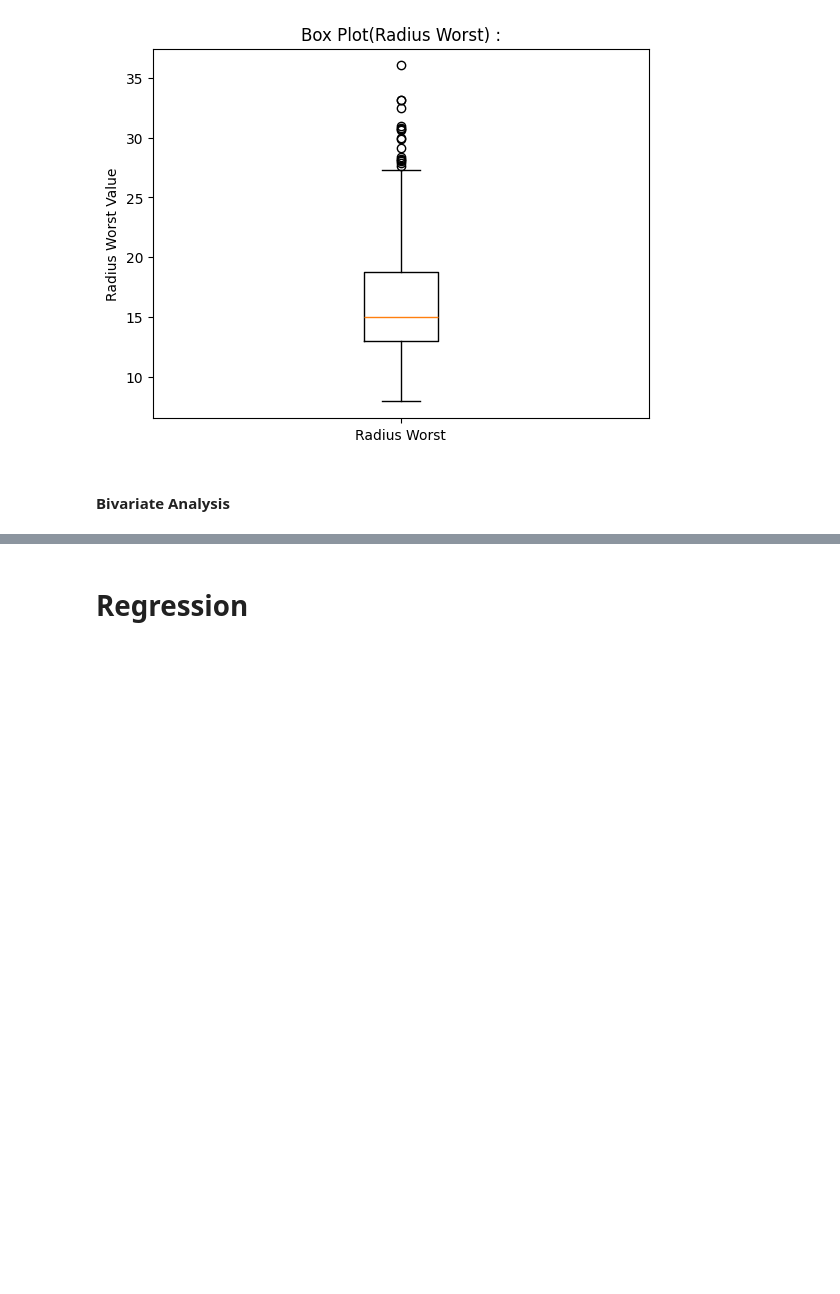
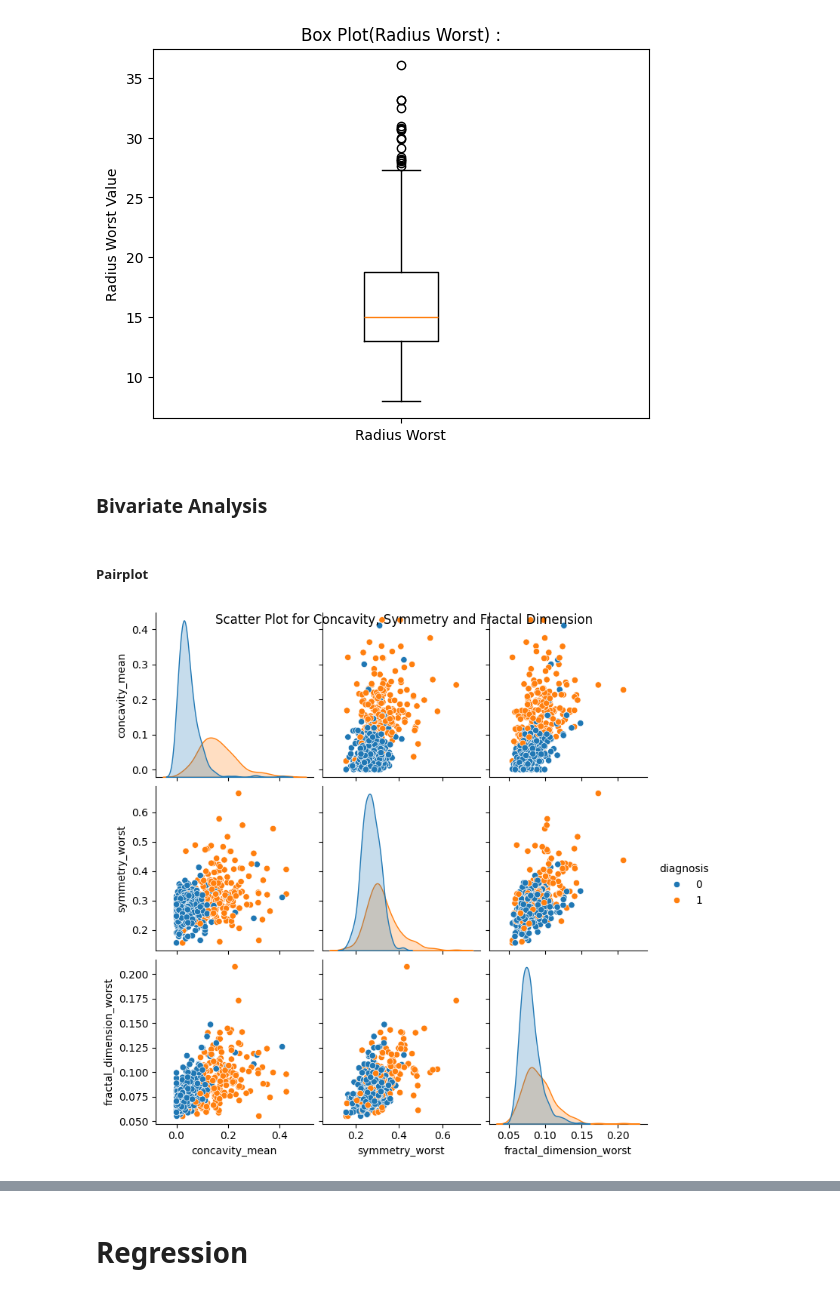
Before and after one commit to ShrDar/EDA-Classification-and-Regression-Models, a Jupyter notebook: notebooks/EDA_Classification_Regression.ipynb, the cells around one changed output, grey strips where cells are left out. Drawn from its saved outputs; the diff is of its cells as text; code cells hidden in the pictures; blank space fills up the shorter version.

Commit message:
Added: Completed Bivariate Analysis for Classification Dataset (Data Visusalization completeddd)

```diff
--- a/notebooks/EDA_Classification_Regression.ipynb
+++ b/notebooks/EDA_Classification_Regression.ipynb
@@ -388,4 +388,18 @@ plt.show()
 # %% [output]
 [figure]
 # %% [markdown]
-#### Bivariate Analysis
+### Bivariate Analysis
+# %%
+labelEncoder = LabelEncoder()
+classification_df['diagnosis'] = labelEncoder.fit_transform(classification_df['diagnosis'])
+
+# Categorical column which is also the target variable of the dataset in changed to numerical
+# column using label encoder which ordinally encodes the categorical column
+# %% [markdown]
+##### Pairplot
+# %%
+sns.pairplot(classification_df, vars = ['concavity_mean', 'symmetry_worst', 'fractal_dimension_worst'], hue = 'diagnosis')
+plt.suptitle('Scatter Plot for Concavity, Symmetry and Fractal Dimension')
+plt.show()
+# %% [output]
+[figure, added]
```
Also changed, not shown: parts of 9 cells of this notebook.
